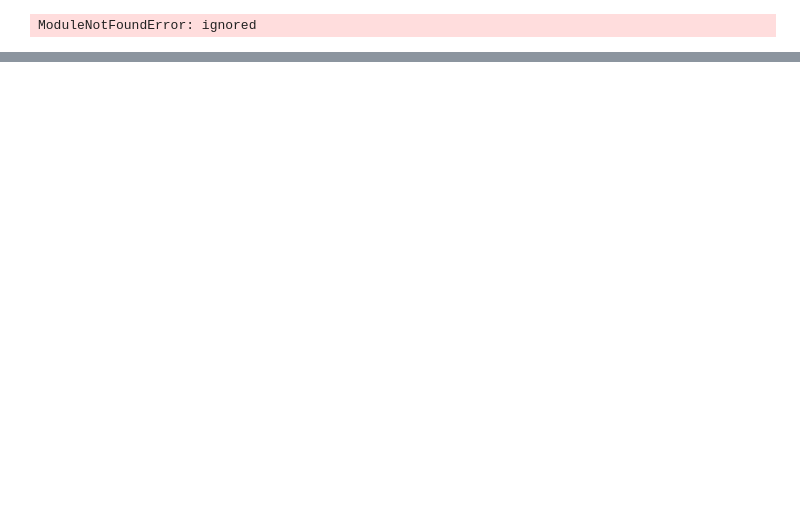
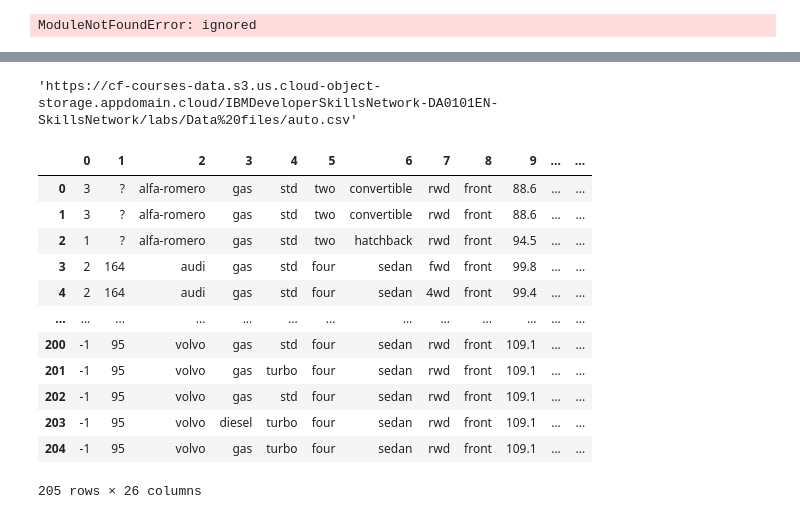
Before and after one commit to PosgradoMNA/actividades-de-aprendizaje-a00377571, a Jupyter notebook: DataAnalysis_Mod1.ipynb, the cells around one changed output, grey strips where cells are left out. Drawn from its saved outputs; the diff is of its cells as text; code cells hidden in the pictures; blank space fills up the shorter version.

```diff
--- a/DataAnalysis_Mod1.ipynb
+++ b/DataAnalysis_Mod1.ipynb
@@ -89,0 +114,28 @@ ModuleNotFoundError: ignored
+# %%
+# aquí se colóca la url a una variable path para despues colocarlar en read_CSV
+path=path = "https://cf-courses-data.s3.us.cloud-object-storage.appdomain.cloud/IBMDeveloperSkillsNetwork-DA0101EN-SkillsNetwork/labs/Data%20files/auto.csv"
+# %%
+path # se confirma que la dirección está cargada para ser leída.
+# %% [output]
+'https://cf-courses-data.s3.us.cloud-object-storage.appdomain.cloud/IBMDeveloperSkillsNetwork-DA0101EN-SkillsNetwork/labs/Data%20files/auto.csv'
+# %%
+#se importa la librería pandas.
+import pandas as pd
+
+df=pd.read_csv(path,header=None) # Se lee el archivo y se asigna a variable DF, con encabezados en None.
+# %%
+df
+# %% [output]
+|  | 0 | 1 | 2 | 3 | 4 | 5 | 6 | 7 | 8 | 9 | ... | ... |
+| 0 | 3 | ? | alfa-romero | gas | std | two | convertible | rwd | front | 88.6 | ... | ... |
+| 1 | 3 | ? | alfa-romero | gas | std | two | convertible | rwd | front | 88.6 | ... | ... |
+| 2 | 1 | ? | alfa-romero | gas | std | two | hatchback | rwd | front | 94.5 | ... | ... |
+| 3 | 2 | 164 | audi | gas | std | four | sedan | fwd | front | 99.8 | ... | ... |
+| 4 | 2 | 164 | audi | gas | std | four | sedan | 4wd | front | 99.4 | ... | ... |
+| ... | ... | ... | ... | ... | ... | ... | ... | ... | ... | ... | ... | ... |
+| 200 | -1 | 95 | volvo | gas | std | four | sedan | rwd | front | 109.1 | ... | ... |
+| 201 | -1 | 95 | volvo | gas | turbo | four | sedan | rwd | front | 109.1 | ... | ... |
+| 202 | -1 | 95 | volvo | gas | std | four | sedan | rwd | front | 109.1 | ... | ... |
+| 203 | -1 | 95 | volvo | diesel | turbo | four | sedan | rwd | front | 109.1 | ... | ... |
+| 204 | -1 | 95 | volvo | gas | turbo | four | sedan | rwd | front | 109.1 | ... | ... |
+205 rows × 26 columns
```
Also changed, not shown: parts of 20 cells of this notebook.
